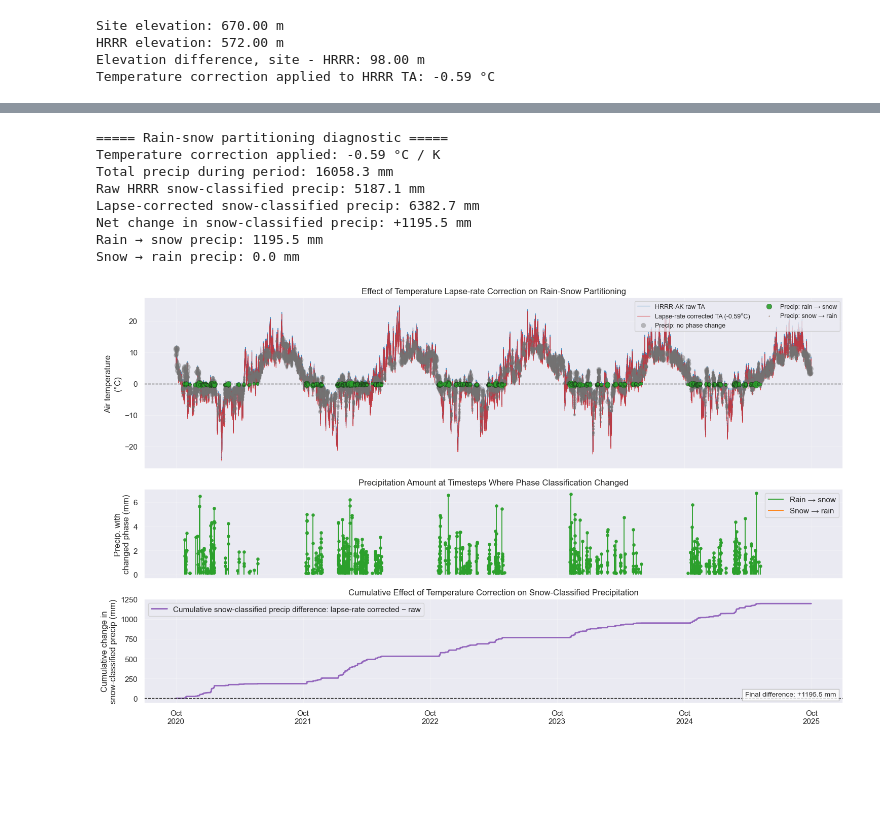
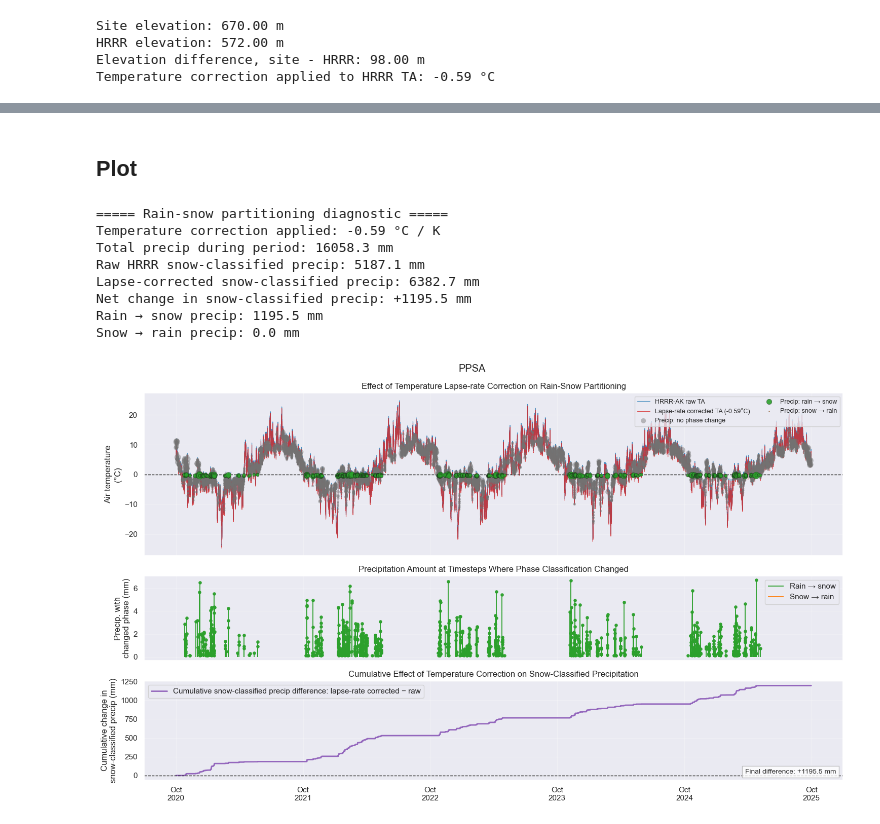
Before and after one commit to cassielumbrazo/snow_model_forcing, a Jupyter notebook: sites/ppsa/2_create_snowpack_smet_forcing_hrrrak_lapserate_ppsa_WY2020-WY2025.ipynb, the cells around one changed output, grey strips where cells are left out. Drawn from its saved outputs; the diff is of its cells as text; code cells hidden in the pictures; blank space fills up the shorter version.

```diff
--- a/sites/ppsa/2_create_snowpack_smet_forcing_hrrrak_lapserate_ppsa_WY2020-WY2025.ipynb
+++ b/sites/ppsa/2_create_snowpack_smet_forcing_hrrrak_lapserate_ppsa_WY2020-WY2025.ipynb
@@ -274,3 +379,5 @@ plt.show()
+# %% [markdown]
+## Plot
 # %%
 # =========================
 # RAIN-SNOW PARTITIONING DIAGNOSTIC FIGURE
@@ -525,31 +632,33 @@ ax3.grid(alpha=0.3)
 # Optional text annotation
 final_diff = df_part["cum_snow_difference"].iloc[-1]
 ax3.text(
     0.99,
     0.05,
     f"Final difference: {final_diff:+.1f} mm",
     transform=ax3.transAxes,
     ha="right",
     va="bottom",
     fontsize=10,
     bbox=dict(facecolor="white", edgecolor="0.7", alpha=0.8)
 )
 
 # -------------------------
 # FORMAT X-AXIS
 # -------------------------
 ax3.xaxis.set_major_locator(mdates.YearLocator(month=10))
 ax3.xaxis.set_major_formatter(mdates.DateFormatter("Oct\n%Y"))
 
+plt.suptitle('PPSA')
+
 plt.tight_layout()
 plt.show()
 # %% [output]
 ===== Rain-snow partitioning diagnostic =====
 Temperature correction applied: -0.59 °C / K
 Total precip during period: 16058.3 mm
 Raw HRRR snow-classified precip: 5187.1 mm
 Lapse-corrected snow-classified precip: 6382.7 mm
 Net change in snow-classified precip: +1195.5 mm
 Rain → snow precip: 1195.5 mm
 Snow → rain precip: 0.0 mm
-[figure, old version]
+[figure, new version]
```
Also changed, not shown: parts of 3 cells of this notebook, 4 other files.
